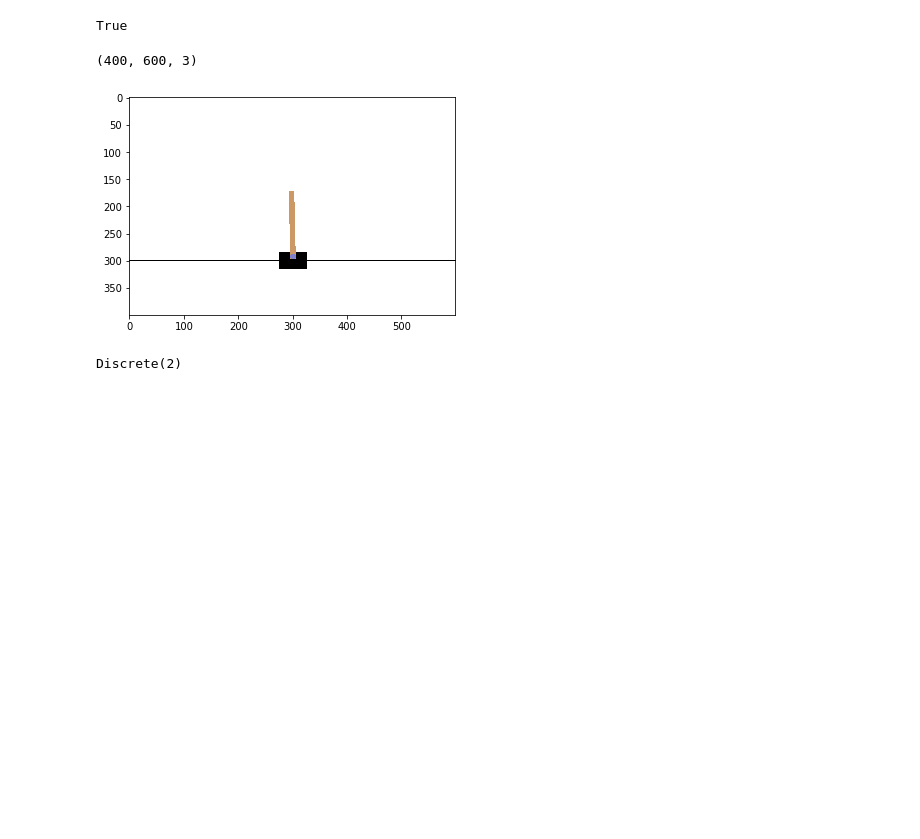
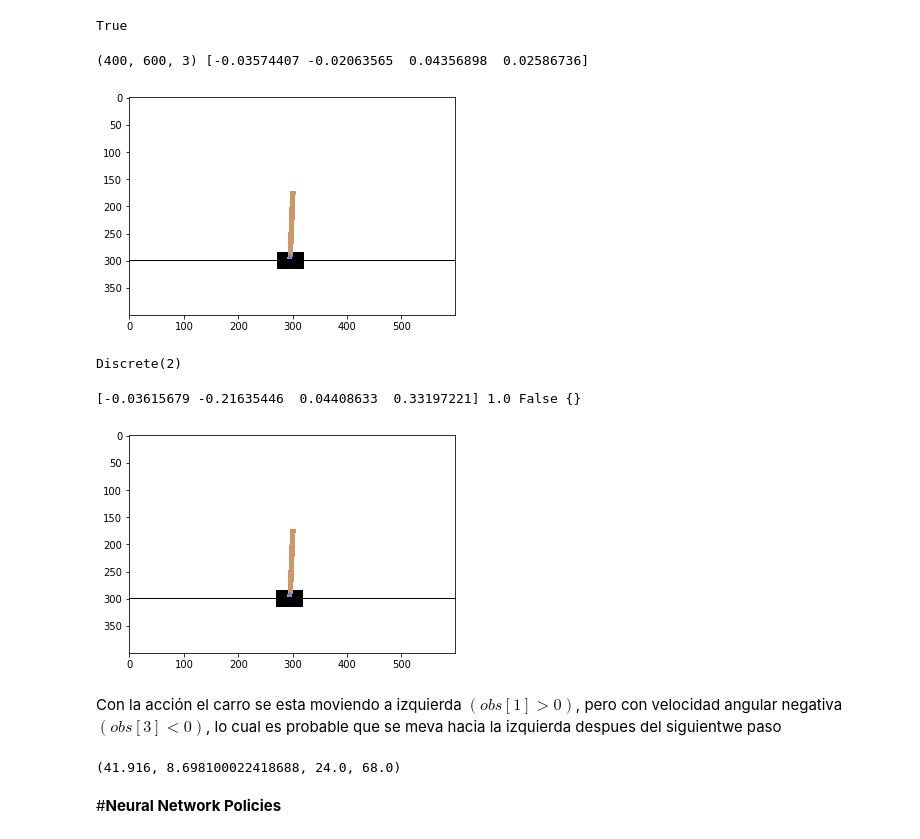
Before and after one commit to ealeongomez/Reinforcement-Learning, a Jupyter notebook: Intro.ipynb, the cells around one changed output. Cells and saved outputs as stored; diff of their text form; code cells hidden in the pictures; blank space fills up the shorter version.

```diff
--- a/Intro.ipynb
+++ b/Intro.ipynb
@@ -96,15 +96,37 @@ env.render()
 True
 # %%
 img = env.render(mode="rgb_array")
-print(img.shape)
+print(img.shape, obs)
 
 plt.imshow(img, interpolation='nearest')
 plt.show()
 # %% [output]
-(400, 600, 3)
+(400, 600, 3) [-0.03574407 -0.02063565  0.04356898  0.02586736]
-[figure, old version]
+[figure, new version]
 # %%
 # Acciones posibles en el entorno
 env.action_space
 # %% [output]
 Discrete(2)
+# %%
+"""
+    Posibles acciones: (0) aceleración a la izquierda y (1) aceleración a la derecha
+    step: ejecuta las acción
+          obs: nueva observación
+          reward: en este entorno se recibe una recomepsa de 1.0 en cada paso
+          done: este valor sera True cuando acabe el episodio
+          info: diccionario de información disponible
+"""
+action = 1
+obs, reward, done, info = env.step(action)
+
+print(obs, reward, done, info)
+
+img = env.render(mode="rgb_array")
+plt.imshow(img, interpolation='nearest')
+plt.show()
+# %% [output]
+[-0.03615679 -0.21635446  0.04408633  0.33197221] 1.0 False {}
+[figure, added]
+# %% [markdown]
+Con la acción el carro se esta moviendo a izquierda $(obs[1]>0)$, pero con velocidad angular negativa $(obs[3]<0)$, lo cual es probable que se meva hacia la izquierda despues del siguientwe paso
@@ -110,0 +153,6 @@ Discrete(2)
+# %%
+np.mean(totals), np.std(totals), np.min(totals), np.max(totals)
+# %% [output]
+(41.916, 8.698100022418688, 24.0, 68.0)
+# %% [markdown]
+#**Neural Network Policies**
```
Also changed, not shown: parts of 5 cells of this notebook.
